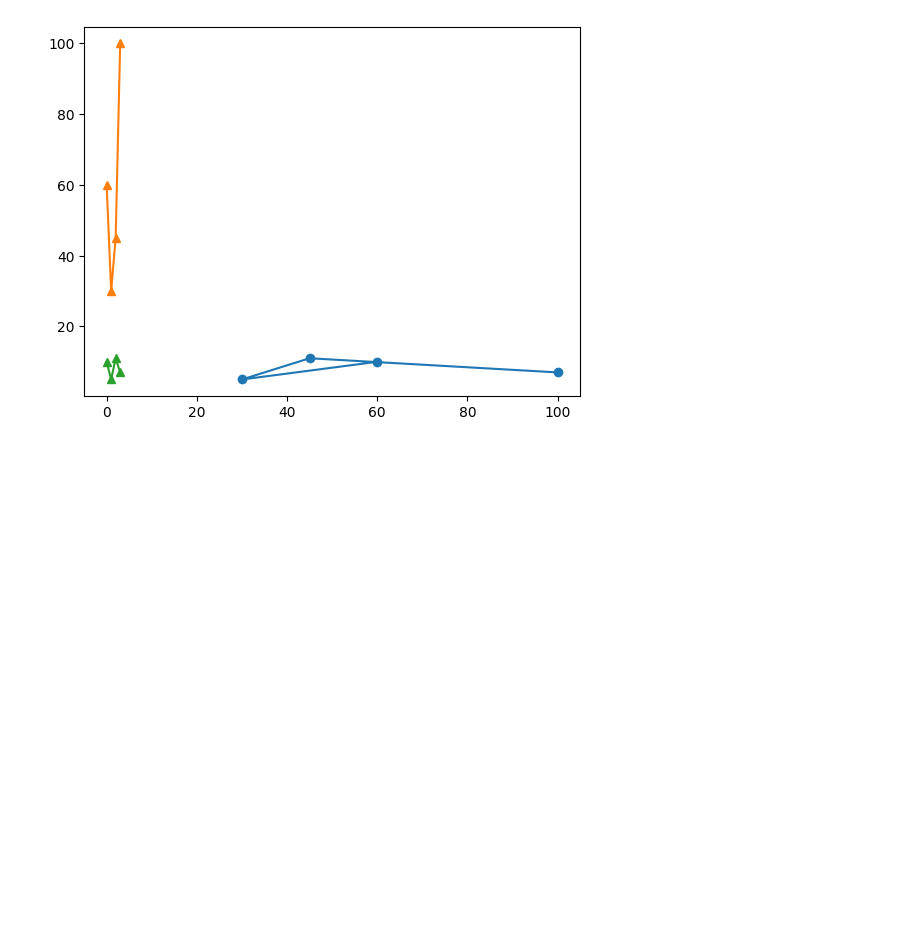
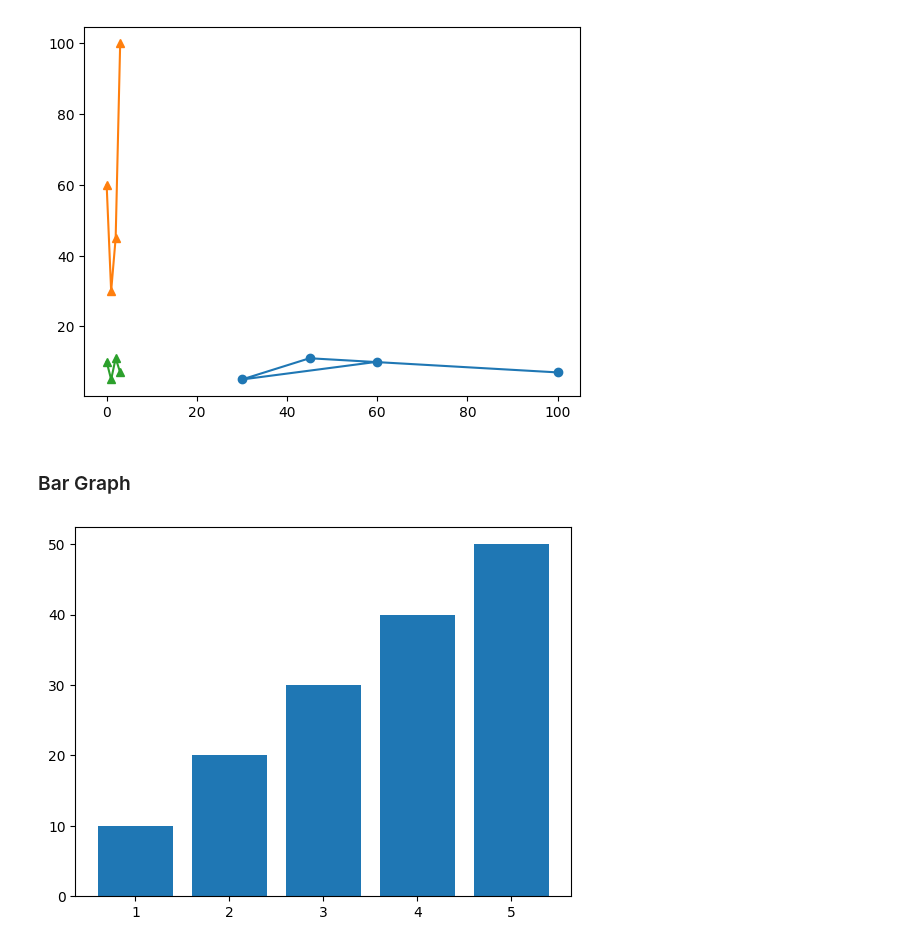
Before and after one commit to faarhaanfaarooq/Data-Analysis-Journey, a Jupyter notebook: matplotlib.ipynb, the cells around one changed output. Saved outputs shown, nothing was run; the diff lists cells and outputs as text; code cells hidden in the pictures; blank space fills up the shorter version.

```diff
--- a/matplotlib.ipynb
+++ b/matplotlib.ipynb
@@ -17,3 +17,12 @@ plt.plot(y, marker = "^")
 plt.show()
 # %% [output]
 [figure]
+# %% [markdown]
+### Bar Graph
+# %%
+x = [1, 2, 3, 4, 5]
+y = [10, 20, 30, 40, 50]
+plt.bar(x, y)
+plt.show()
+# %% [output]
+[figure, added]
```
Also changed, not shown: parts of 7 cells of this notebook.
